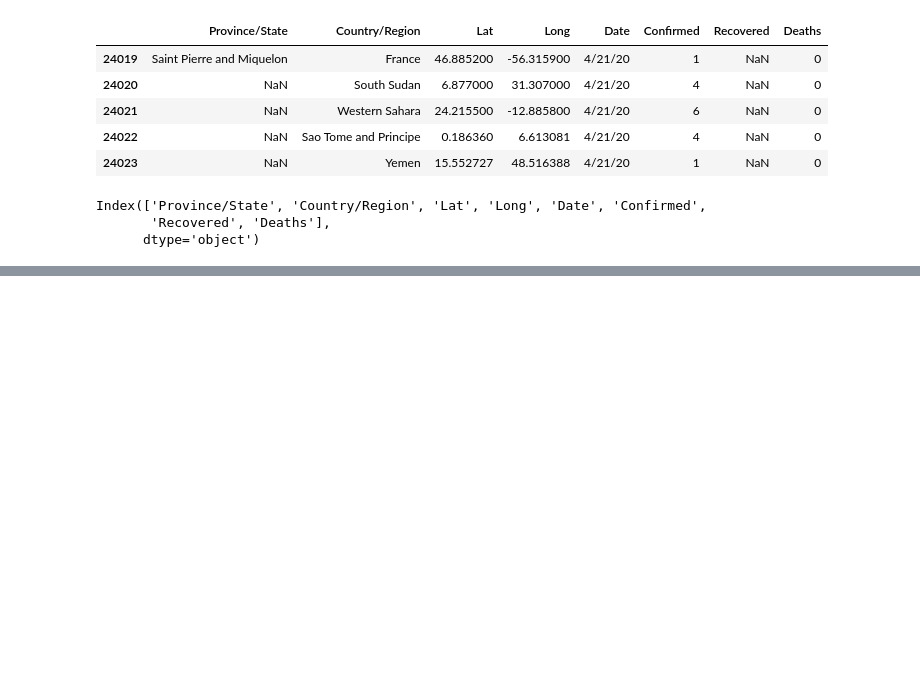
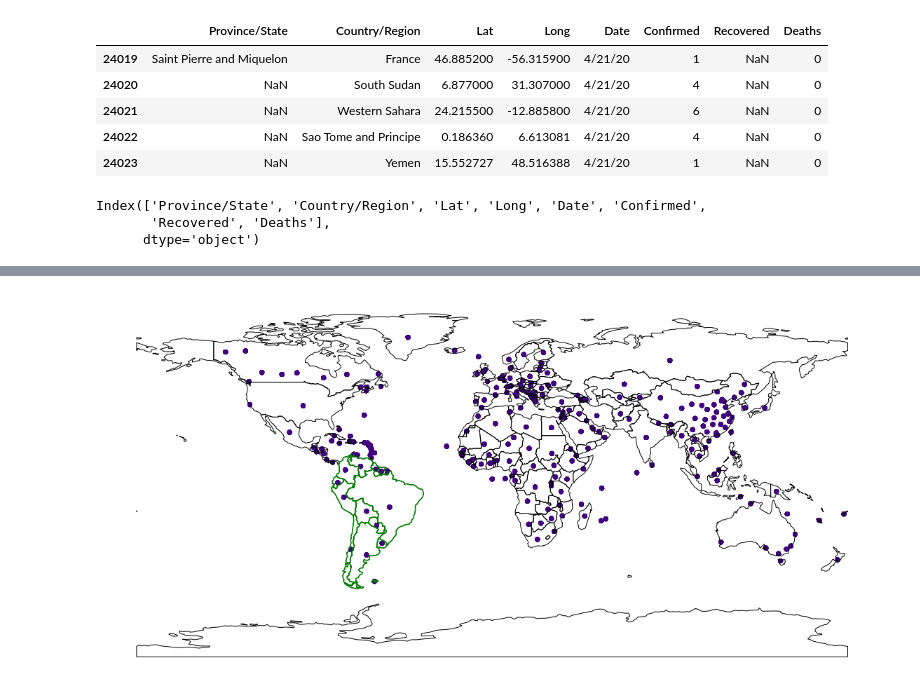
Before and after one commit to dariushazimi/notebooks, a Jupyter notebook: PandasPractices/ReshapingDataWithPandasUsingCovidData.ipynb, the cells around one changed output, grey strips where cells are left out. Saved outputs shown, nothing was run; the diff lists cells and outputs as text; code cells hidden in the pictures; blank space fills up the shorter version.

```diff
--- a/PandasPractices/ReshapingDataWithPandasUsingCovidData.ipynb
+++ b/PandasPractices/ReshapingDataWithPandasUsingCovidData.ipynb
@@ -161,0 +180,10 @@ Index(['Province/State', 'Country/Region', 'Lat', 'Long', 'Date', 'Confirmed',
+# %%
+fig, ax = plt.subplots(figsize = (20,10))
+gdf01.plot(cmap = "Purples", ax = ax)
+world.geometry.boundary.plot(color = None, edgecolor = 'k', linewidth=1, ax = ax);
+# Create a subset of the world data that is just the South American continent
+south_america = world[world["continent"] == "South America"]
+south_america.boundary.plot(ax=ax, color="green")
+ax.axis('off');
+# %% [output]
+[figure, added]
```
Also changed, not shown: parts of 5 cells of this notebook.
